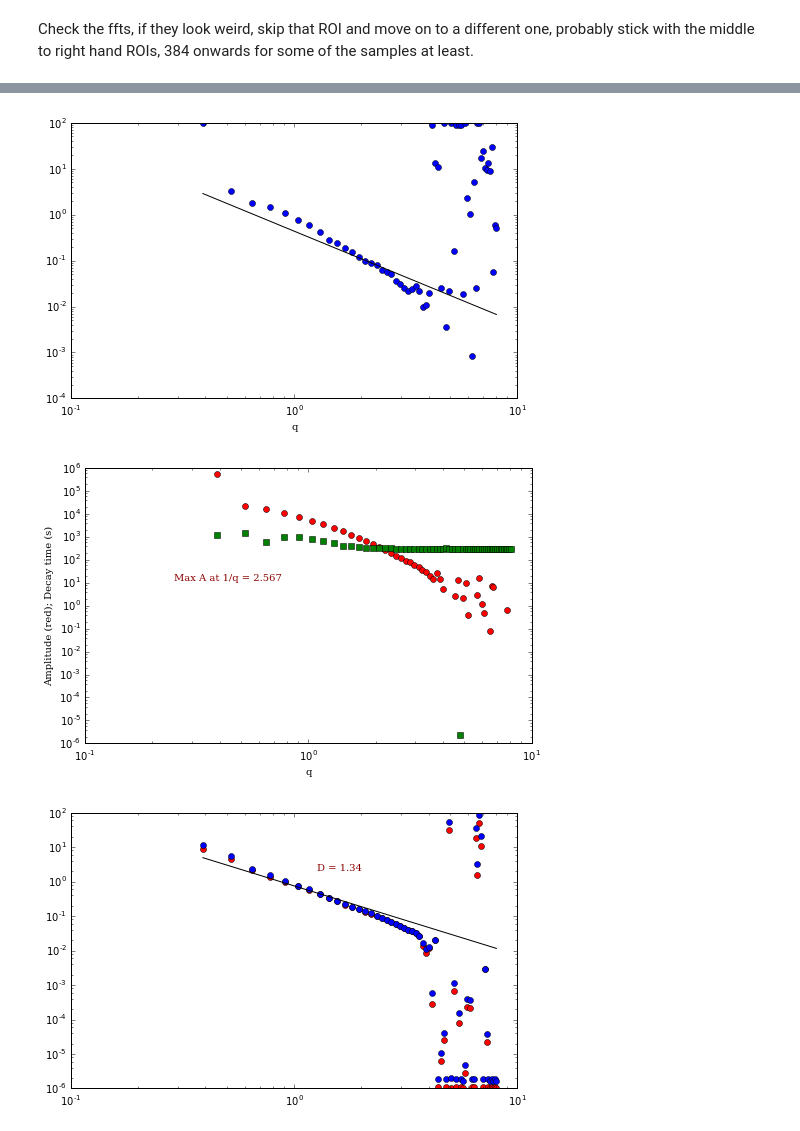
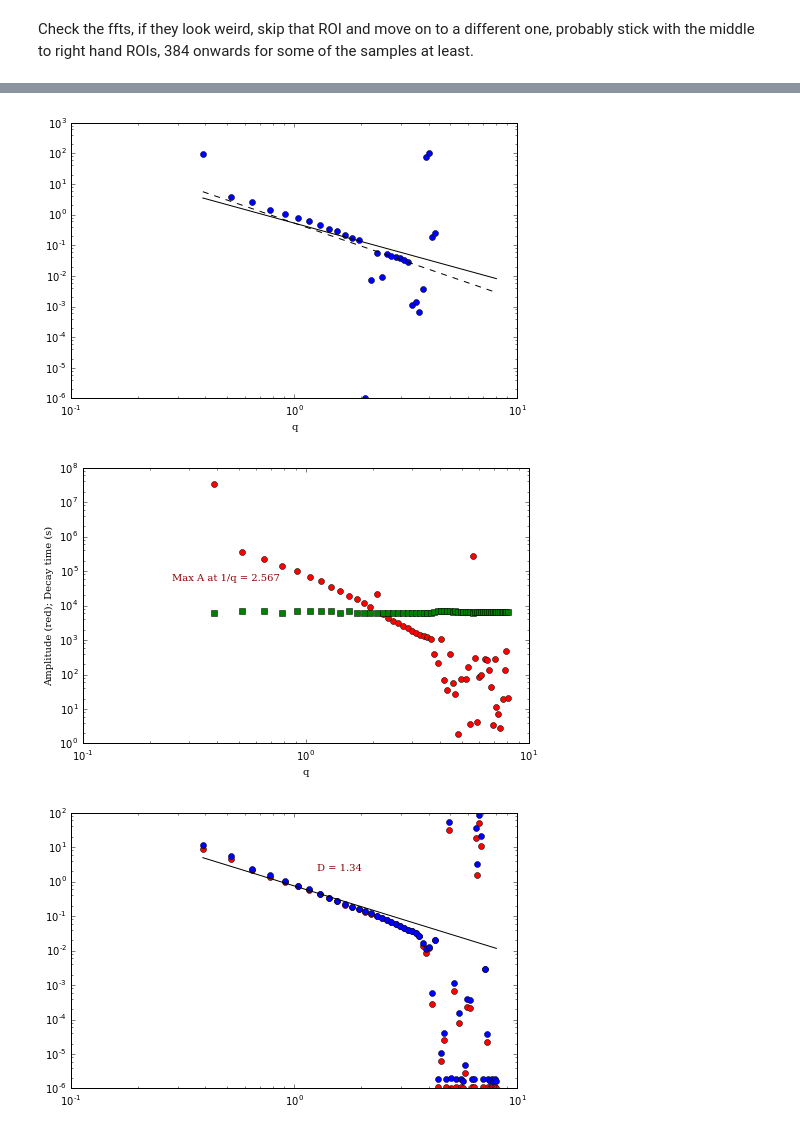
Before and after one commit to rmcgorty/Differential-Dynamic-Microscopy---Python, a Jupyter notebook: DDM analysis for DNA samples.ipynb, the cells around one changed output, grey strips where cells are left out. Cells and saved outputs as stored; diff of their text form; code cells hidden in the pictures.

```diff
--- a/DDM analysis for DNA samples.ipynb
+++ b/DDM analysis for DNA samples.ipynb
@@ -43,7 +43,7 @@ imDimension = 128
 # different ROIs and the video number, change samNumber based upon the number of videos taken for the condition
 ROI = ['0', '128', '256', '384', '512', '640', '768', '896']
 samNumber = ['1','2','3','4','5','6','7','8']
-num = 0
+num = 1
 # %% [markdown]
 Check the ffts, if they look weird, skip that ROI and move on to a different one, probably stick with the middle to right hand ROIs, 384 onwards for some of the samples at least.
 # %%
@@ -73,7 +77,7 @@ mpld3.enable_notebook()
 q = np.arange(0,imDimension/2)*2*np.pi*(1./(imDimension*px*2))
 times = dts/framerate
 q_index = 50
-backg = 1
+backg = 6650
 #We try to use the function `returnReasonableParams` to find reasonable initial guesses for the fitting function
 
 pars,minp,maxp,lmin,lmax,fix = ddm.returnReasonableParams(d=ravs[:,q_index],bg=backg, double=False, fps=framerate)
@@ -97,16 +101,17 @@ def two_rounds_fitting(data, times):
     #Paramters:
     # Amplitude-0, TimeConst-1, Background-2, Alpha (strtching exp), (... same for second exp..))
 
-    minp[3]=0.5
+    minp[3]=0.9
     maxp[3]=1.0
-    maxp[2]=1e14
+    maxp[2]=7000
+    minp[2]=6000
     pars[3]=1.0
     maxp[1] = 100
-    #maxp[5] = 100
+    maxp[5] = 100
     fix[2]=False
-    fix[3]=True
-    #minp[6] = 0.5
-    #maxp[6]=1.0
+    fix[3]=False
+    minp[6] = 0.5
+    maxp[6]=1.0
 
     #The ddm.newFitLeastsq function does not check whether the parameters are within the
     #  minimum and maximum bounds. It uses SciPy's optimize.leastsq.
@@ -150,9 +155,9 @@ for i,q_index in enumerate([6,10,12,20]):
     ax.text(0.35,0.15,'Stretching exponent: %.2f' % fitparamsB[3],
             fontdict=font_plt,horizontalalignment='left',
             verticalalignment='center', transform=ax.transAxes)
-    #ax.text(0.35,0.10,'Stretching exponent: %.2f' % fitparamsB[6],
-            #fontdict=font_plt,horizontalalignment='left',
-            #verticalalignment='center', transform=ax.transAxes)
+    ax.text(0.35,0.10,'Stretching exponent: %.2f' % fitparamsB[6],
+            fontdict=font_plt,horizontalalignment='left',
+            verticalalignment='center', transform=ax.transAxes)
     ax.set_xlabel("Time (s)", fontdict=font_plt_ax)
     ax.set_title("Fit for q-index of %i. So q = %.3f 1/$\mu$m" % (q_index, q[q_index]), fontdict=font_plt_ax)
 # %% [output]
@@ -174,36 +179,37 @@ for i in range(1,len(tau)):
     bg[i] = fitparams[2]
     tau[i] = fitparams[1]
     alph[i] = fitparams[3]
-    #amp2[i] = fitparams[4]
-    #tau2[i] = fitparams[5]
-    #alph2[i] = fitparams[6]
+    amp2[i] = fitparams[4]
+    tau2[i] = fitparams[5]
+    alph2[i] = fitparams[6]
 # %%
 #Plot the decay time versus the wave vector
 fig = plt.figure(figsize=(8,8/1.618)); ax = fig.gca();
 #ax.loglog(q[3:-1], tau[2:-1], 'ro')
-ax.loglog(q[3:-1], ddm.newt(tau[2:-1],alph[2:-1]),'bo')
-#ax.loglog(q[3:-1], ddm.newt(tau2[2:-1],alph2[2:-1]),'go')
-diffusion_coeff = 2.3
+ax.loglog(q[3:-30], ddm.newt(tau[2:-30],alph[2:-30]),'bo')
+#ax.loglog(q[3:-30], ddm.newt(tau2[2:-30],alph2[2:-30]),'rv')
+diffusion_coeff = 1.9
 ax.plot(q[3:-1], (1./diffusion_coeff) * 1./(q[3:-1]**2), '-k')
-adiffusion_coeff = 1.5
-#ax.plot(q[3:-1], (1./adiffusion_coeff) * 1./(q[3:-1]**2.5), '--k')
+adiffusion_coeff = 1.9
+ax.plot(q[3:-1], (1./adiffusion_coeff) * 1./(q[3:-1]**2.5), '--k')
 ax.set_xlabel("q", fontdict=font_plt_ax)
 
 
 #Plot the amplitude versus the wave vector
 fig = plt.figure(figsize=(8,8/1.618)); ax = fig.gca();
 ax.loglog(q[3:-1], amp[2:-1], 'ro')
+#ax.loglog(q[3:-1], amp2[2:-1], 'rv')
 w = amp[2:-1].argmax() #argmax returns the index of the array that has the max value
 q_for_max_a = q[3:-1][w]
 ax.loglog(q[3:-1], bg[2:-1], 'gs') #Plot the background versus the wave vector
 ax.set_xlabel("q", fontdict=font_plt_ax)
 ax.set_ylabel("Amplitude (red); Decay time (s)", fontdict=font_plt_ax)
 ax.text(0.2,0.6,'Max A at 1/q = %.3f' % (1.0/q_for_max_a),
         fontdict=font_plt,horizontalalignment='left',
         verticalalignment='center', transform=ax.transAxes);
 # %% [output]
-[figure, old version]
+[figure, new version]
-[figure, old version]
+[figure, new version]
 # %%
 allResults['fitparams'+ROI[c]] = fitparams
 allResults['theory'+ROI[c]] = theory
```
Also changed, not shown: parts of 5 cells of this notebook.
